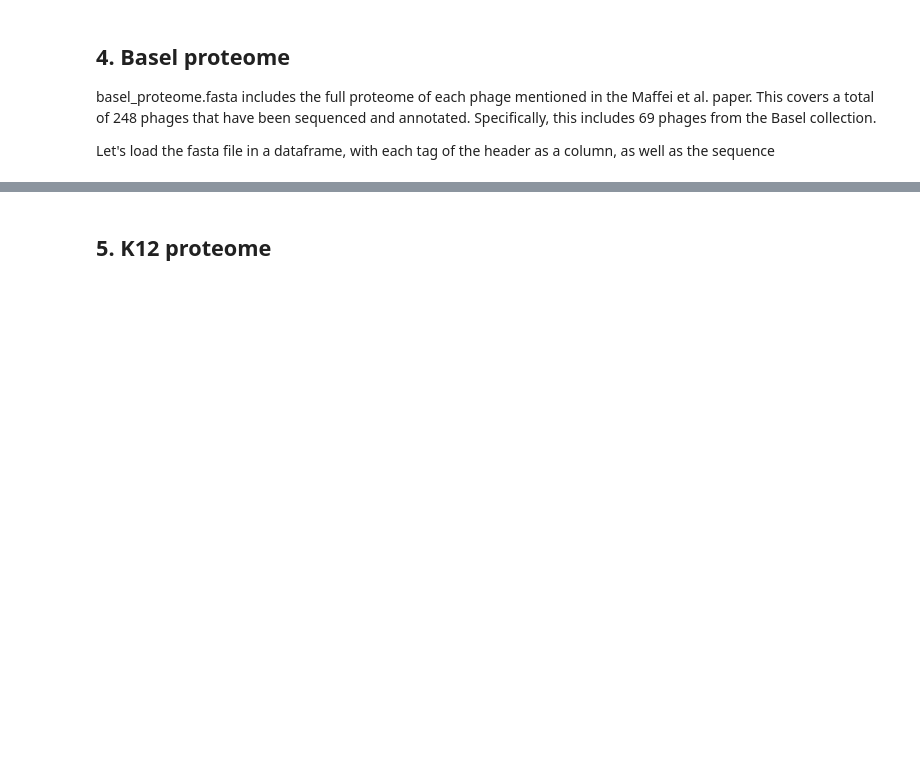
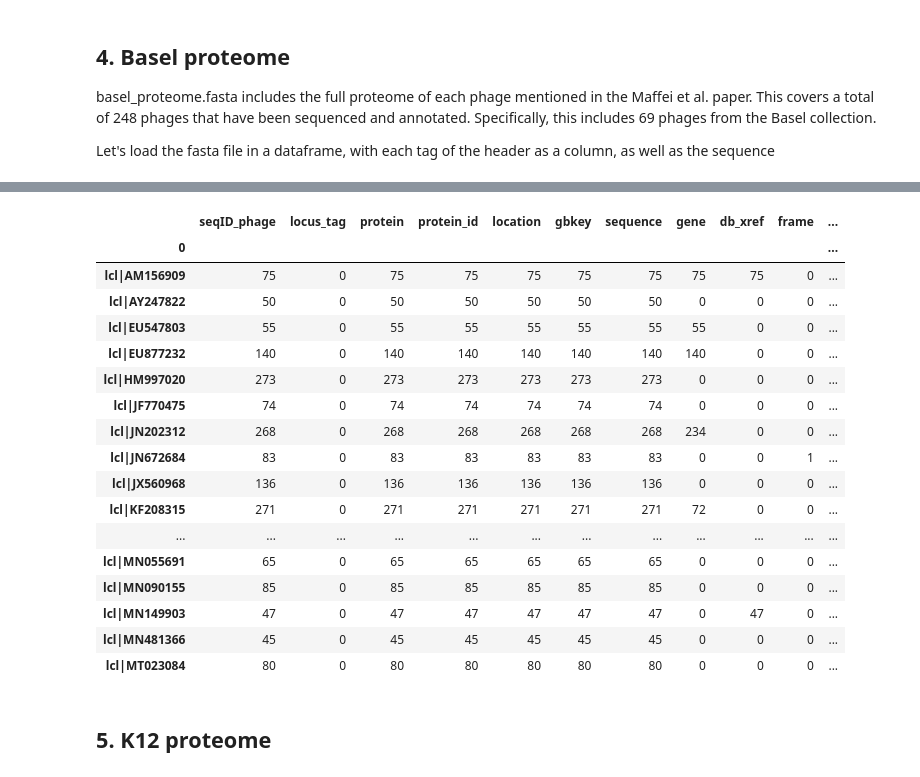
Before and after one commit to Drivahah/Predicting-phage-host-interaction-with-Language-Models, a Jupyter notebook: notebooks/01_ingest_data.ipynb, the cells around one changed output, grey strips where cells are left out. Drawn from its saved outputs; the diff is of its cells as text; code cells hidden in the pictures; blank space fills up the shorter version.

```diff
--- a/notebooks/01_ingest_data.ipynb
+++ b/notebooks/01_ingest_data.ipynb
@@ -230,3 +242,10 @@ basel_proteome = fasta(os.path.join(RAW_PATH, 'basel_proteome.fasta'), 'phage')
+# %%
+# Load fasta file
+basel_proteome = fasta(os.path.join(RAW_PATH, 'basel_proteome.fasta'), 'phage')
+
+# Add bas column to basel_proteome (capitalized)
+basel_proteome.df['bas'] = basel_proteome.df['locus_tag'].str.split('_', expand=True)[0]
+basel_proteome.df['bas'] = basel_proteome.df['bas'].str.capitalize()
 # %%
 display(basel_proteome.df.head())
 basel_proteome.df.shape
@@ -241,3 +260,25 @@ basel_proteome.df.shape
+# %%
+# Display basel_proteome where bas is nan, grouped by seqID_phage, considering the string before the '.'
+basel_proteome.df[basel_proteome.df.bas.isna()].groupby(basel_proteome.df.seqID_phage.str.split('.', expand=True)[0]).count()
+# %% [output]
+|  | seqID_phage | locus_tag | protein | protein_id | location | gbkey | sequence | gene | db_xref | frame | ... |
+| 0 |  |  |  |  |  |  |  |  |  |  | ... |
+| lcl|AM156909 | 75 | 0 | 75 | 75 | 75 | 75 | 75 | 75 | 75 | 0 | ... |
+| lcl|AY247822 | 50 | 0 | 50 | 50 | 50 | 50 | 50 | 0 | 0 | 0 | ... |
+| lcl|EU547803 | 55 | 0 | 55 | 55 | 55 | 55 | 55 | 55 | 0 | 0 | ... |
+| lcl|EU877232 | 140 | 0 | 140 | 140 | 140 | 140 | 140 | 140 | 0 | 0 | ... |
+| lcl|HM997020 | 273 | 0 | 273 | 273 | 273 | 273 | 273 | 0 | 0 | 0 | ... |
+| lcl|JF770475 | 74 | 0 | 74 | 74 | 74 | 74 | 74 | 0 | 0 | 0 | ... |
+| lcl|JN202312 | 268 | 0 | 268 | 268 | 268 | 268 | 268 | 234 | 0 | 0 | ... |
+| lcl|JN672684 | 83 | 0 | 83 | 83 | 83 | 83 | 83 | 0 | 0 | 1 | ... |
+| lcl|JX560968 | 136 | 0 | 136 | 136 | 136 | 136 | 136 | 0 | 0 | 0 | ... |
+| lcl|KF208315 | 271 | 0 | 271 | 271 | 271 | 271 | 271 | 72 | 0 | 0 | ... |
+| ... | ... | ... | ... | ... | ... | ... | ... | ... | ... | ... | ... |
+| lcl|MN055691 | 65 | 0 | 65 | 65 | 65 | 65 | 65 | 0 | 0 | 0 | ... |
+| lcl|MN090155 | 85 | 0 | 85 | 85 | 85 | 85 | 85 | 0 | 0 | 0 | ... |
+| lcl|MN149903 | 47 | 0 | 47 | 47 | 47 | 47 | 47 | 0 | 47 | 0 | ... |
+| lcl|MN481366 | 45 | 0 | 45 | 45 | 45 | 45 | 45 | 0 | 0 | 0 | ... |
+| lcl|MT023084 | 80 | 0 | 80 | 80 | 80 | 80 | 80 | 0 | 0 | 0 | ... |
 # %% [markdown]
 ## 5. K12 proteome
 # %%
```
Also changed, not shown: parts of 3 cells of this notebook, 1 other file.
